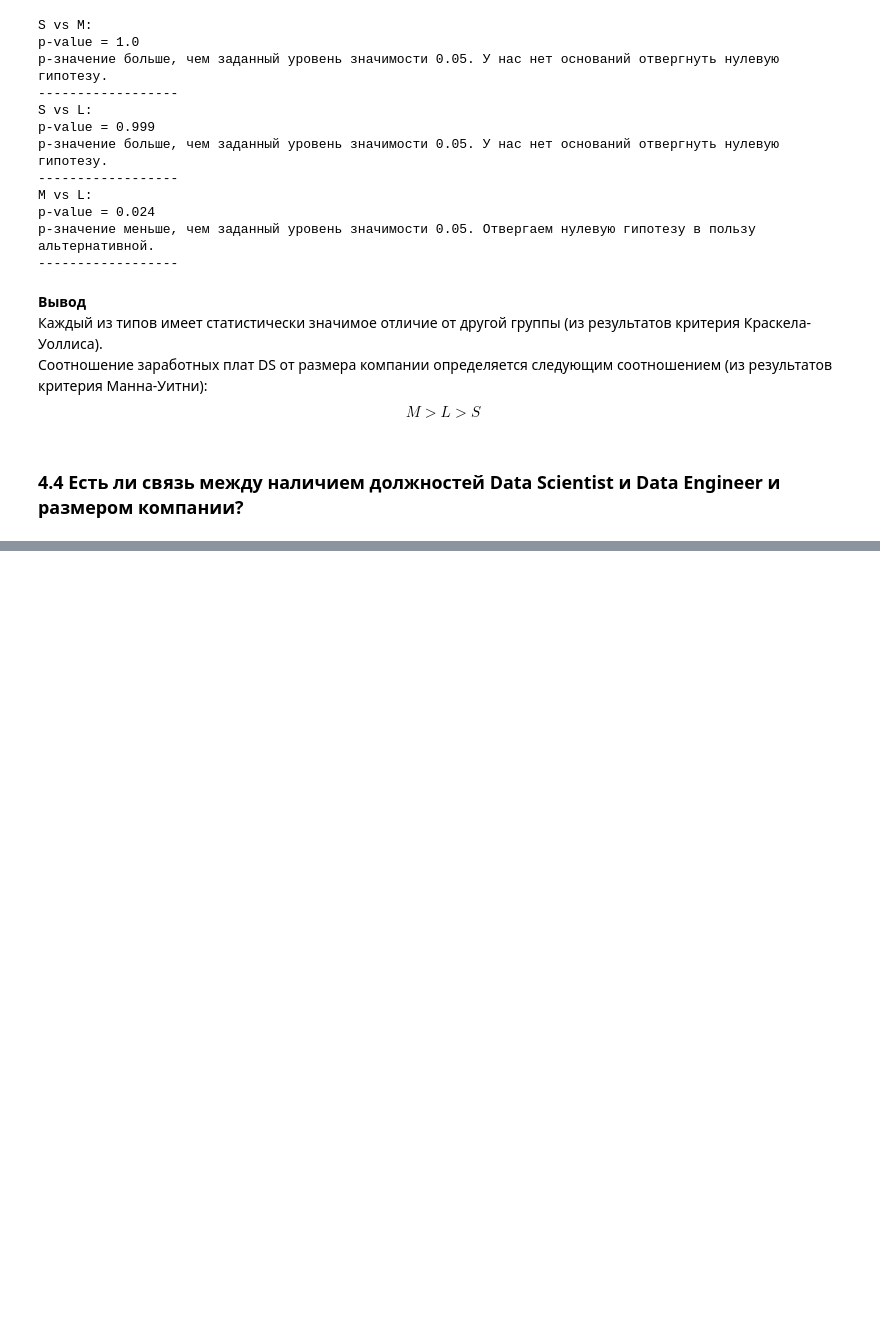
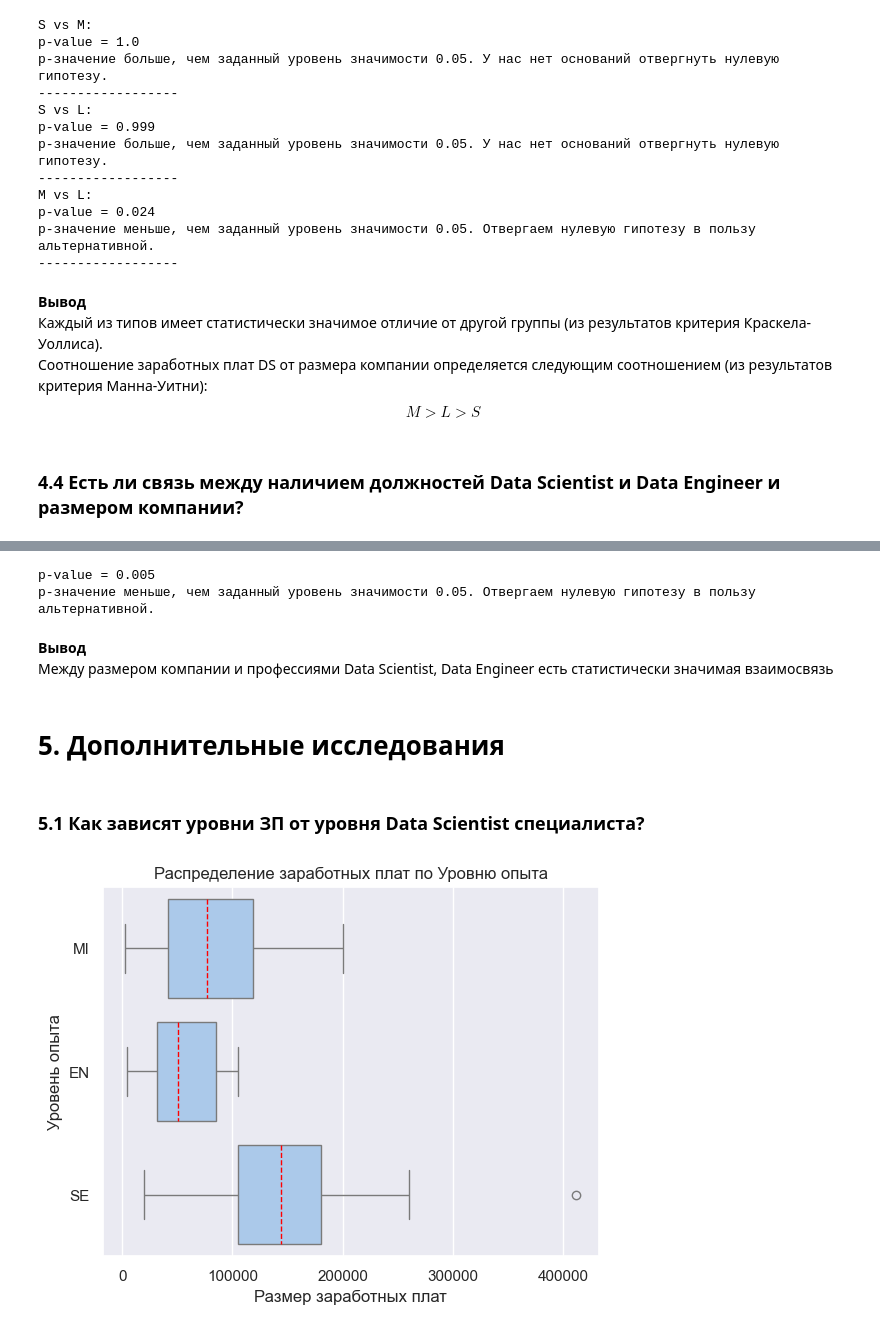
Before and after one commit to marioitti1/HR_EDA_Statistic, a Jupyter notebook: Statisctic_tests.ipynb, the cells around one changed output, grey strips where cells are left out. Saved outputs shown, nothing was run; the diff lists cells and outputs as text; code cells hidden in the pictures; blank space fills up the shorter version.

```diff
--- a/Statisctic_tests.ipynb
+++ b/Statisctic_tests.ipynb
@@ -807,0 +827,20 @@ ax = sns.heatmap(crosstab, annot=True)
+# %%
+# проводим тест
+_, p, _, _ = stats.chi2_contingency(crosstab)
+decision_hypothesis(p)
+# %% [output]
+p-value = 0.005
+p-значение меньше, чем заданный уровень значимости 0.05. Отвергаем нулевую гипотезу в пользу альтернативной.
+# %% [markdown]
+**Вывод**
+Между размером компании и профессиями Data Scientist, Data Engineer есть статистически значимая взаимосвязь
+# %% [markdown]
+# 5. Дополнительные исследования
+# %% [markdown]
+### 5.1 Как зависят уровни ЗП от уровня Data Scientist специалиста?
+# %%
+ax = sns.boxplot(data_scientist, x='salary_in_usd', y='experience_level', orient='h', medianprops={'color': 'red', 'linestyle': '--'})
+ax.set(xlabel='Размер заработных плат', ylabel='Уровень опыта')
+plt.title('Распределение заработных плат по Уровню опыта');
+# %% [output]
+[figure, added]
```
Also changed, not shown: parts of 41 cells of this notebook, 3 other files.
